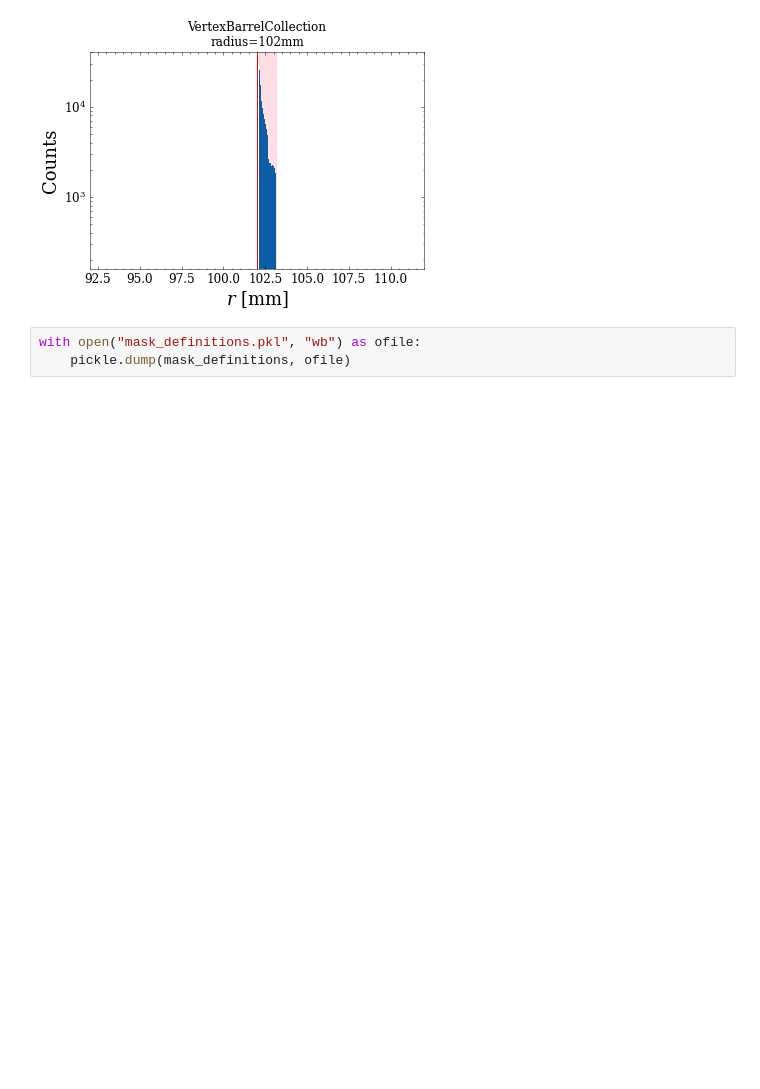
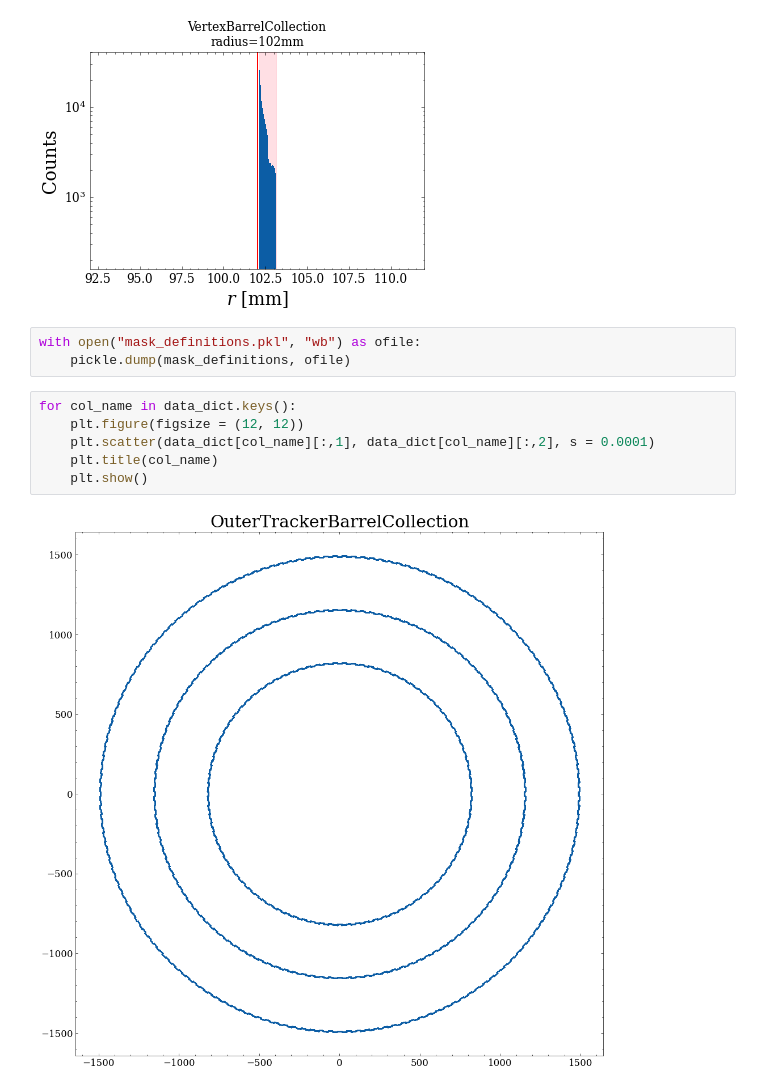
Before and after one commit to rmastand/fast_tracker_BIBgen_mucoll, a Jupyter notebook: get_radius_bounds.ipynb, the cells around one changed output. Drawn from its saved outputs; the diff is of its cells as text; blank space fills up the shorter version.

```diff
--- a/get_radius_bounds.ipynb
+++ b/get_radius_bounds.ipynb
@@ -108,3 +108,11 @@ for col_name in data_dict.keys():
 # %%
 with open("mask_definitions.pkl", "wb") as ofile:
     pickle.dump(mask_definitions, ofile)
+# %%
+for col_name in data_dict.keys():
+    plt.figure(figsize = (12, 12))
+    plt.scatter(data_dict[col_name][:,1], data_dict[col_name][:,2], s = 0.0001)
+    plt.title(col_name)
+    plt.show()
+# %% [output]
+[figure, added]
```
Also changed, not shown: parts of 1 cell of this notebook, 9 other files.
